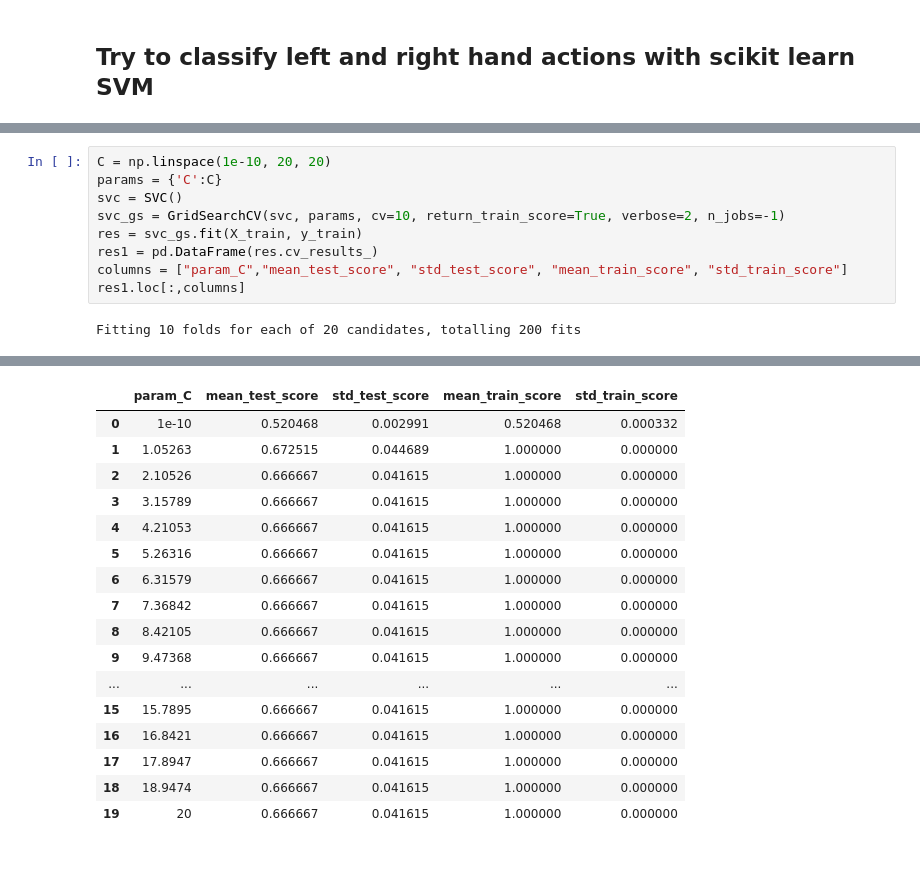
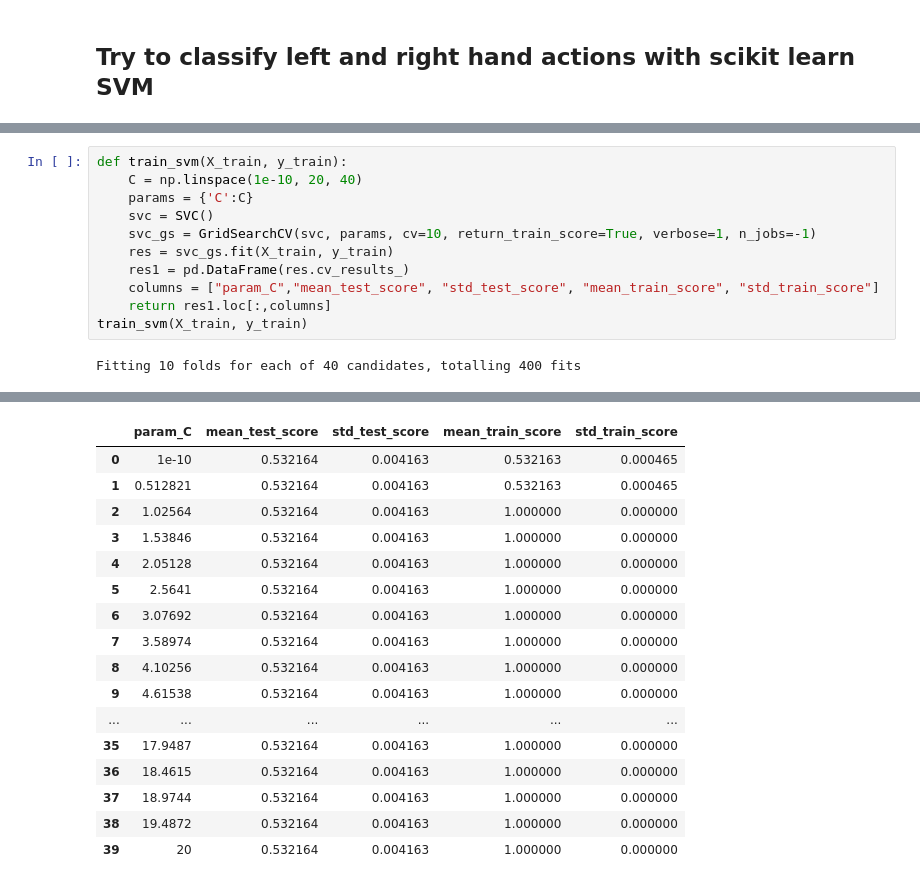
Before and after one commit to dberma02/GAN_for_Synthetic_EEG_Data, a Jupyter notebook: code/baseline_classification.ipynb, the cells around one changed output, grey strips where cells are left out. Cells and saved outputs as stored; diff of their text form.

```diff
--- a/code/baseline_classification.ipynb
+++ b/code/baseline_classification.ipynb
@@ -54,11 +90,13 @@ Text(0, 0.5, 'ERP')
 # %%
-C = np.linspace(1e-10, 20, 20)
-params = {'C':C}
-svc = SVC()
-svc_gs = GridSearchCV(svc, params, cv=10, return_train_score=True, verbose=2, n_jobs=-1)
-res = svc_gs.fit(X_train, y_train)
-res1 = pd.DataFrame(res.cv_results_)
-columns = ["param_C","mean_test_score", "std_test_score", "mean_train_score", "std_train_score"]
-res1.loc[:,columns]
+def train_svm(X_train, y_train):
+    C = np.linspace(1e-10, 20, 40)
+    params = {'C':C}
+    svc = SVC()
+    svc_gs = GridSearchCV(svc, params, cv=10, return_train_score=True, verbose=1, n_jobs=-1)
+    res = svc_gs.fit(X_train, y_train)
+    res1 = pd.DataFrame(res.cv_results_)
+    columns = ["param_C","mean_test_score", "std_test_score", "mean_train_score", "std_train_score"]
+    return res1.loc[:,columns]
+train_svm(X_train, y_train)
 # %% [output]
-Fitting 10 folds for each of 20 candidates, totalling 200 fits
+Fitting 10 folds for each of 40 candidates, totalling 400 fits
@@ -68,18 +106,18 @@ Fitting 10 folds for each of 20 candidates, totalling 200 fits
 |  | param_C | mean_test_score | std_test_score | mean_train_score | std_train_score |
-| 0 | 1e-10 | 0.520468 | 0.002991 | 0.520468 | 0.000332 |
-| 1 | 1.05263 | 0.672515 | 0.044689 | 1.000000 | 0.000000 |
-| 2 | 2.10526 | 0.666667 | 0.041615 | 1.000000 | 0.000000 |
-| 3 | 3.15789 | 0.666667 | 0.041615 | 1.000000 | 0.000000 |
-| 4 | 4.21053 | 0.666667 | 0.041615 | 1.000000 | 0.000000 |
-| 5 | 5.26316 | 0.666667 | 0.041615 | 1.000000 | 0.000000 |
-| 6 | 6.31579 | 0.666667 | 0.041615 | 1.000000 | 0.000000 |
-| 7 | 7.36842 | 0.666667 | 0.041615 | 1.000000 | 0.000000 |
-| 8 | 8.42105 | 0.666667 | 0.041615 | 1.000000 | 0.000000 |
-| 9 | 9.47368 | 0.666667 | 0.041615 | 1.000000 | 0.000000 |
+| 0 | 1e-10 | 0.532164 | 0.004163 | 0.532163 | 0.000465 |
+| 1 | 0.512821 | 0.532164 | 0.004163 | 0.532163 | 0.000465 |
+| 2 | 1.02564 | 0.532164 | 0.004163 | 1.000000 | 0.000000 |
+| 3 | 1.53846 | 0.532164 | 0.004163 | 1.000000 | 0.000000 |
+| 4 | 2.05128 | 0.532164 | 0.004163 | 1.000000 | 0.000000 |
+| 5 | 2.5641 | 0.532164 | 0.004163 | 1.000000 | 0.000000 |
+| 6 | 3.07692 | 0.532164 | 0.004163 | 1.000000 | 0.000000 |
+| 7 | 3.58974 | 0.532164 | 0.004163 | 1.000000 | 0.000000 |
+| 8 | 4.10256 | 0.532164 | 0.004163 | 1.000000 | 0.000000 |
+| 9 | 4.61538 | 0.532164 | 0.004163 | 1.000000 | 0.000000 |
 | ... | ... | ... | ... | ... | ... |
-| 15 | 15.7895 | 0.666667 | 0.041615 | 1.000000 | 0.000000 |
-| 16 | 16.8421 | 0.666667 | 0.041615 | 1.000000 | 0.000000 |
-| 17 | 17.8947 | 0.666667 | 0.041615 | 1.000000 | 0.000000 |
-| 18 | 18.9474 | 0.666667 | 0.041615 | 1.000000 | 0.000000 |
-| 19 | 20 | 0.666667 | 0.041615 | 1.000000 | 0.000000 |
+| 35 | 17.9487 | 0.532164 | 0.004163 | 1.000000 | 0.000000 |
+| 36 | 18.4615 | 0.532164 | 0.004163 | 1.000000 | 0.000000 |
+| 37 | 18.9744 | 0.532164 | 0.004163 | 1.000000 | 0.000000 |
+| 38 | 19.4872 | 0.532164 | 0.004163 | 1.000000 | 0.000000 |
+| 39 | 20 | 0.532164 | 0.004163 | 1.000000 | 0.000000 |
 # %%
```
Also changed, not shown: parts of 13 cells of this notebook, 5 other files.
